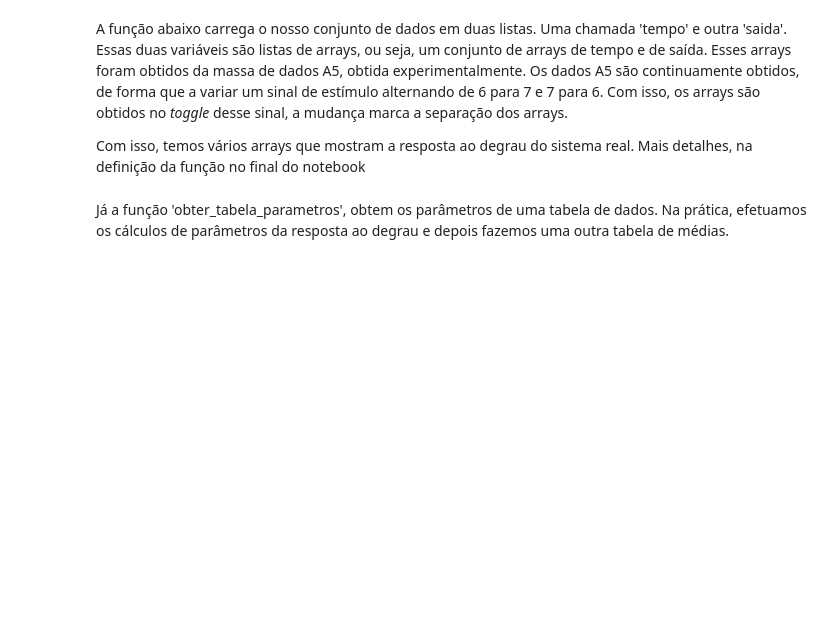
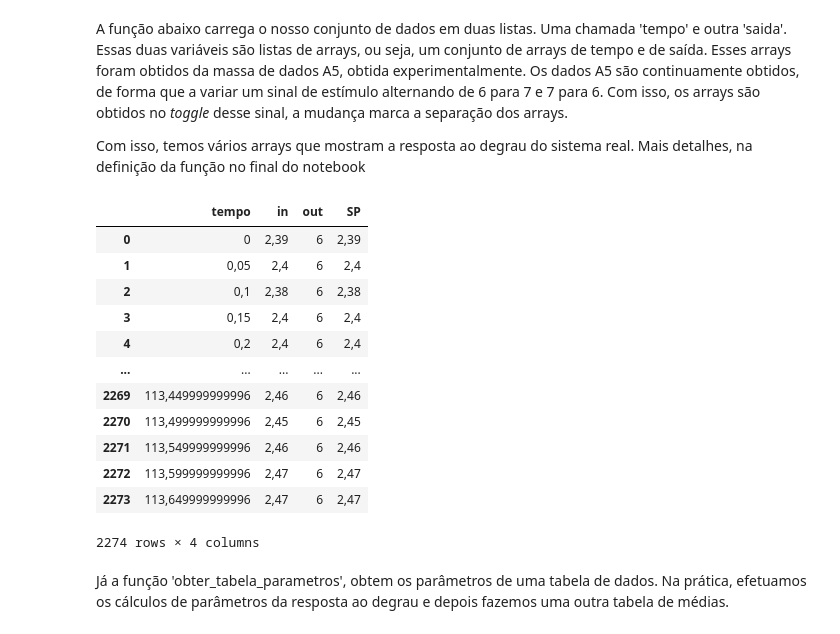
Before and after one commit to Batchuka/EoC-controle-automatico-IFES, a Jupyter notebook: LABORATORIO/1. Analise de conjunto de dados A5.ipynb, the cells around one changed output. Saved outputs shown, nothing was run; the diff lists cells and outputs as text; code cells hidden in the pictures; blank space fills up the shorter version.

```diff
--- a/LABORATORIO/Analise de conjunto de dados A5.ipynb
+++ b/LABORATORIO/1. Analise de conjunto de dados A5.ipynb
@@ -12,4 +12,27 @@ Para executar as simulações presentes nesse trabalho, utilizei *jupyter notebo
 A função abaixo carrega o nosso conjunto de dados em duas listas. Uma chamada 'tempo' e outra 'saida'. Essas duas variáveis são listas de arrays, ou seja, um conjunto de arrays de tempo e de saída. Esses arrays foram obtidos da massa de dados A5, obtida experimentalmente. Os dados A5 são continuamente obtidos, de forma que a variar um sinal de estímulo alternando de 6 para 7 e 7 para 6. Com isso, os arrays são obtidos no *toggle* desse sinal, a mudança marca a separação dos arrays.
 
 Com isso, temos vários arrays que mostram a resposta ao degrau do sistema real. Mais detalhes, na definição da função no final do notebook
+# %%
+# Ler o arquivo CSV
+dataframe = pd.read_csv('a5-planta.csv', sep=';', header=None)
+
+# Adicionar cabeçalhos ao dataframe
+dataframe.columns = ['tempo', 'in', 'out', 'SP']
+
+# Exibir os primeiros itens do dataframe
+dataframe
+# %% [output]
+|  | tempo | in | out | SP |
+| 0 | 0 | 2,39 | 6 | 2,39 |
+| 1 | 0,05 | 2,4 | 6 | 2,4 |
+| 2 | 0,1 | 2,38 | 6 | 2,38 |
+| 3 | 0,15 | 2,4 | 6 | 2,4 |
+| 4 | 0,2 | 2,4 | 6 | 2,4 |
+| ... | ... | ... | ... | ... |
+| 2269 | 113,449999999996 | 2,46 | 6 | 2,46 |
+| 2270 | 113,499999999996 | 2,45 | 6 | 2,45 |
+| 2271 | 113,549999999996 | 2,46 | 6 | 2,46 |
+| 2272 | 113,599999999996 | 2,47 | 6 | 2,47 |
+| 2273 | 113,649999999996 | 2,47 | 6 | 2,47 |
+2274 rows × 4 columns
 # %%
```
Also changed, not shown: parts of 4 cells of this notebook, 13 other files.
